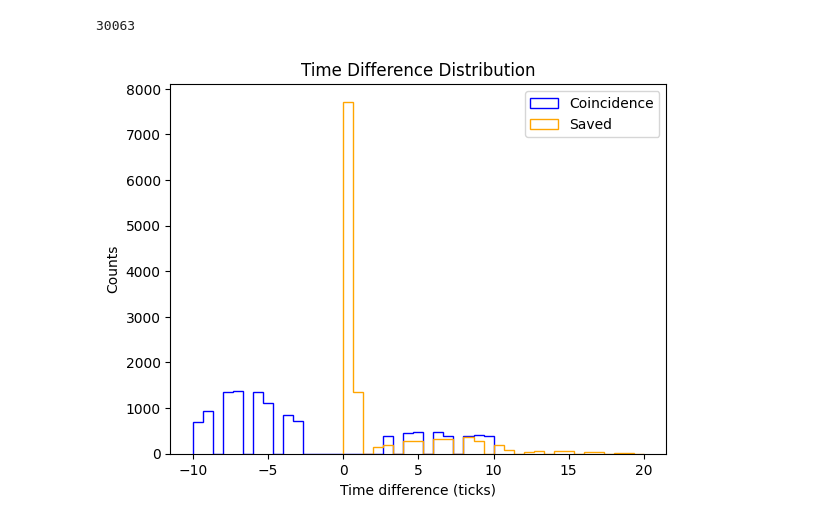
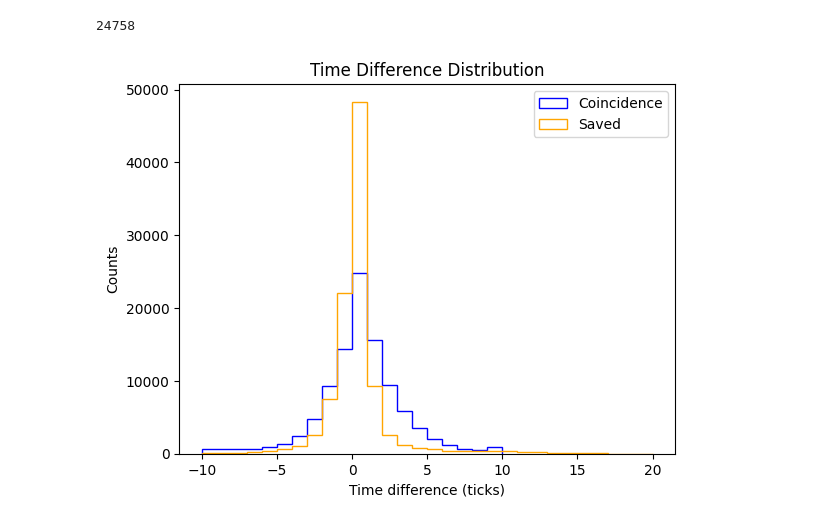
Before and after one commit to lperes-ufrj/sag_analysis, a Jupyter notebook: coincidence/plot_dt_ns_wfs.ipynb, the cells around one changed output. Cells and saved outputs as stored; diff of their text form; code cells hidden in the pictures.

```diff
--- a/coincidence/plot_dt_ns_wfs.ipynb
+++ b/coincidence/plot_dt_ns_wfs.ipynb
@@ -19,7 +19,7 @@ INPUT_LIST = Path("input_list.txt")
 # Read selected waveform information
 # ------------------------------------------------------------------
 
-selected = pd.read_csv("waveforms_run_039510_coinc_2030-2031-2040-2041_vs_2050-2051-2060-2061_save_2070-2071-2080-2081_window_10_ticks_min_amplitude_1000_adc.csv")
+selected = pd.read_csv("waveforms_run_039510_coinc_2030-2031-2040-2041_vs_2050-2051-2060-2061_save_2080-2081_window_10_ticks_min_amplitude_0_adc.csv")
 
 selected = selected.filter(items={"event", "channel", "dt_ns_coinc", "dt_ns_save"})
 # %%
@@ -29,15 +29,15 @@ dt_ns_save = np.array(selected["dt_ns_save"])/16
 
 print(dt_ns_coinc[dt_ns_coinc==0].size)
 # %% [output]
-30063
+24758
 # %%
 plt.figure()
-plt.hist(dt_ns_coinc[abs(dt_ns_coinc)>2], bins=30, histtype="step", color="blue", label="Coincidence")
-plt.hist(abs(dt_ns_save[abs(dt_ns_coinc)>2]), bins=30, histtype="step", color="orange", label="Saved")
+plt.hist(dt_ns_coinc, bins=20, histtype="step", color="blue", label="Coincidence")
+plt.hist(dt_ns_save, bins=30, histtype="step", color="orange", label="Saved")
 plt.xlabel("Time difference (ticks)")
 plt.ylabel("Counts")
 plt.title("Time Difference Distribution")
 plt.legend()
 plt.show()
 # %% [output]
-[figure, old version]
+[figure, new version]
```
Also changed, not shown: 4 other files.
